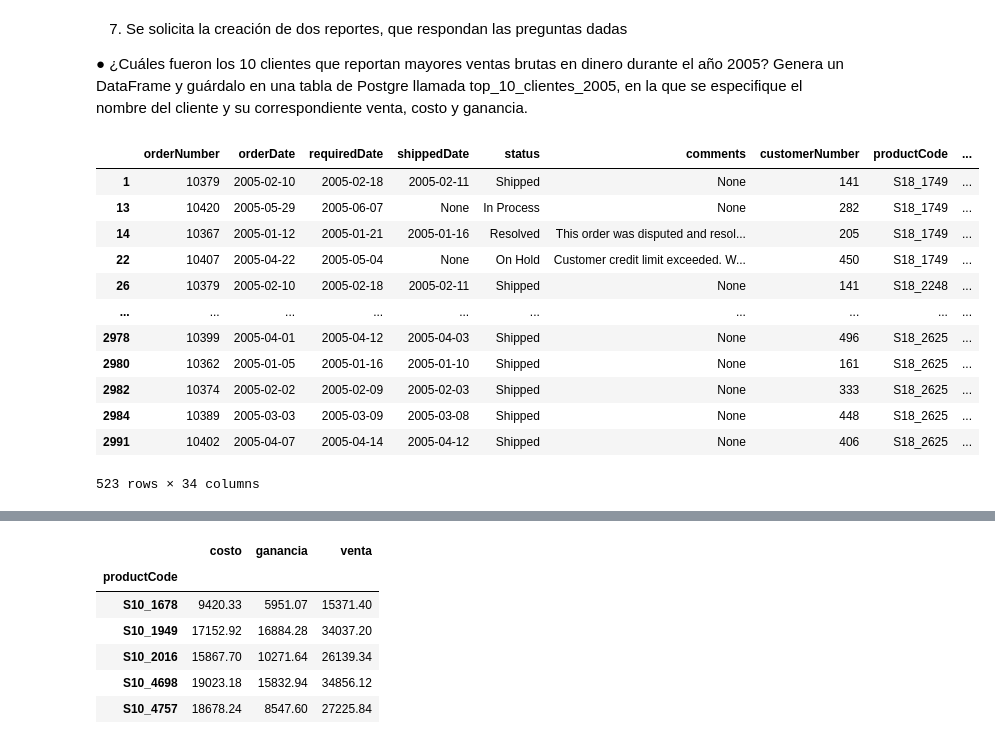
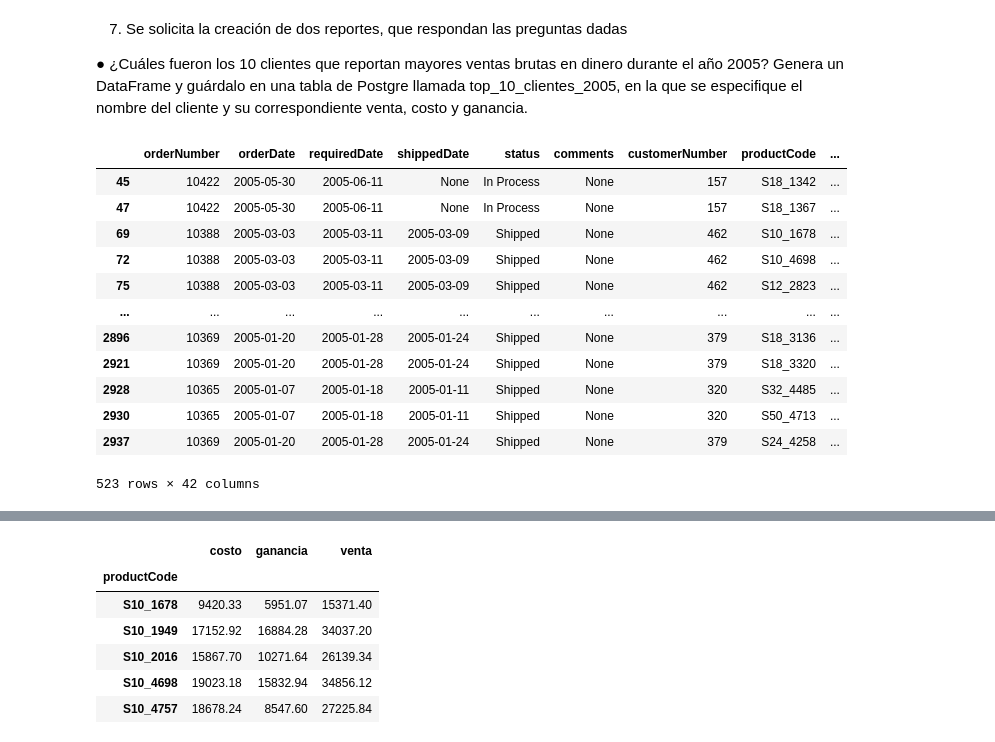
Before and after one commit to hlcxpl/pythond7, a Jupyter notebook: python7.ipynb, the cells around one changed output, grey strips where cells are left out. Cells and saved outputs as stored; diff of their text form; code cells hidden in the pictures.

```diff
--- a/python7.ipynb
+++ b/python7.ipynb
@@ -117,15 +117,16 @@ Index(['employeeNumber', 'lastName', 'firstName', 'extension', 'email',
 2. Realiza el cruce entre los DataFrames, asegurándote de utilizar correctamente el
 parámetro validate para asegurar la integridad referencial.
 # %%
+import pandas as pd
 
+# Realizar los merges utilizando las columnas relacionadas
+merged_data = (
+    tabla_order.merge(tabla_orderdetails, on="orderNumber")
+    .merge(tabla_customers, on="customerNumber")
+    .merge(tabla_products, left_on="productCode", right_on="productCode")
+    .merge(tabla_employees, left_on="salesRepEmployeeNumber", right_on="employeeNumber")
+)
 
-# Realizar los cruces asegurando la integridad referencial
-merged_data = tabla_order.merge(tabla_orderdetails, on='orderNumber', validate='one_to_many') \
-                          .merge(tabla_customers, on='customerNumber', validate='many_to_one') \
-                          .merge(tabla_products, on='productCode', validate='one_to_one', suffixes=('_order', '_product')) \
-                          .merge(tabla_employees, left_on='salesRepEmployeeNumber', right_on='employeeNumber', validate='many_to_one')
-
-
-
+# Imprimir el resultado
 merged_data
 # %% [output]
@@ -235,26 +246,27 @@ el año 2005? Genera un DataFrame y guárdalo en una tabla de Postgre llamada
 top_10_clientes_2005, en la que se especifique el nombre del cliente y su
 correspondiente venta, costo y ganancia.
 # %%
-
 from funciones import filtrar_dataframe_por_fechas, generar_reporte, guardar_tabla
 
 # Filtra el DataFrame para incluir solo las ventas del año 2005
-ventas_2005 = filtrar_dataframe_por_fechas(merged_data, 'orderDate', '2005-01-01', '2005-12-31')
+ventas_2005 = filtrar_dataframe_por_fechas(
+    merged_data, "orderDate", "2005-01-01", "2005-12-31"
+)
 ventas_2005
 # %% [output]
 |  | orderNumber | orderDate | requiredDate | shippedDate | status | comments | customerNumber | productCode | ... |
-| 1 | 10379 | 2005-02-10 | 2005-02-18 | 2005-02-11 | Shipped | None | 141 | S18_1749 | ... |
-| 13 | 10420 | 2005-05-29 | 2005-06-07 | None | In Process | None | 282 | S18_1749 | ... |
-| 14 | 10367 | 2005-01-12 | 2005-01-21 | 2005-01-16 | Resolved | This order was disputed and resol... | 205 | S18_1749 | ... |
-| 22 | 10407 | 2005-04-22 | 2005-05-04 | None | On Hold | Customer credit limit exceeded. W... | 450 | S18_1749 | ... |
-| 26 | 10379 | 2005-02-10 | 2005-02-18 | 2005-02-11 | Shipped | None | 141 | S18_2248 | ... |
+| 45 | 10422 | 2005-05-30 | 2005-06-11 | None | In Process | None | 157 | S18_1342 | ... |
+| 47 | 10422 | 2005-05-30 | 2005-06-11 | None | In Process | None | 157 | S18_1367 | ... |
+| 69 | 10388 | 2005-03-03 | 2005-03-11 | 2005-03-09 | Shipped | None | 462 | S10_1678 | ... |
+| 72 | 10388 | 2005-03-03 | 2005-03-11 | 2005-03-09 | Shipped | None | 462 | S10_4698 | ... |
+| 75 | 10388 | 2005-03-03 | 2005-03-11 | 2005-03-09 | Shipped | None | 462 | S12_2823 | ... |
 | ... | ... | ... | ... | ... | ... | ... | ... | ... | ... |
-| 2978 | 10399 | 2005-04-01 | 2005-04-12 | 2005-04-03 | Shipped | None | 496 | S18_2625 | ... |
-| 2980 | 10362 | 2005-01-05 | 2005-01-16 | 2005-01-10 | Shipped | None | 161 | S18_2625 | ... |
-| 2982 | 10374 | 2005-02-02 | 2005-02-09 | 2005-02-03 | Shipped | None | 333 | S18_2625 | ... |
-| 2984 | 10389 | 2005-03-03 | 2005-03-09 | 2005-03-08 | Shipped | None | 448 | S18_2625 | ... |
-| 2991 | 10402 | 2005-04-07 | 2005-04-14 | 2005-04-12 | Shipped | None | 406 | S18_2625 | ... |
+| 2896 | 10369 | 2005-01-20 | 2005-01-28 | 2005-01-24 | Shipped | None | 379 | S18_3136 | ... |
+| 2921 | 10369 | 2005-01-20 | 2005-01-28 | 2005-01-24 | Shipped | None | 379 | S18_3320 | ... |
+| 2928 | 10365 | 2005-01-07 | 2005-01-18 | 2005-01-11 | Shipped | None | 320 | S32_4485 | ... |
+| 2930 | 10365 | 2005-01-07 | 2005-01-18 | 2005-01-11 | Shipped | None | 320 | S50_4713 | ... |
+| 2937 | 10369 | 2005-01-20 | 2005-01-28 | 2005-01-24 | Shipped | None | 379 | S24_4258 | ... |
-523 rows × 34 columns
+523 rows × 42 columns
 # %%
 from funciones import filtrar_dataframe_por_fechas, generar_reporte, guardar_tabla
 
```
Also changed, not shown: parts of 7 cells of this notebook, 2 other files.
